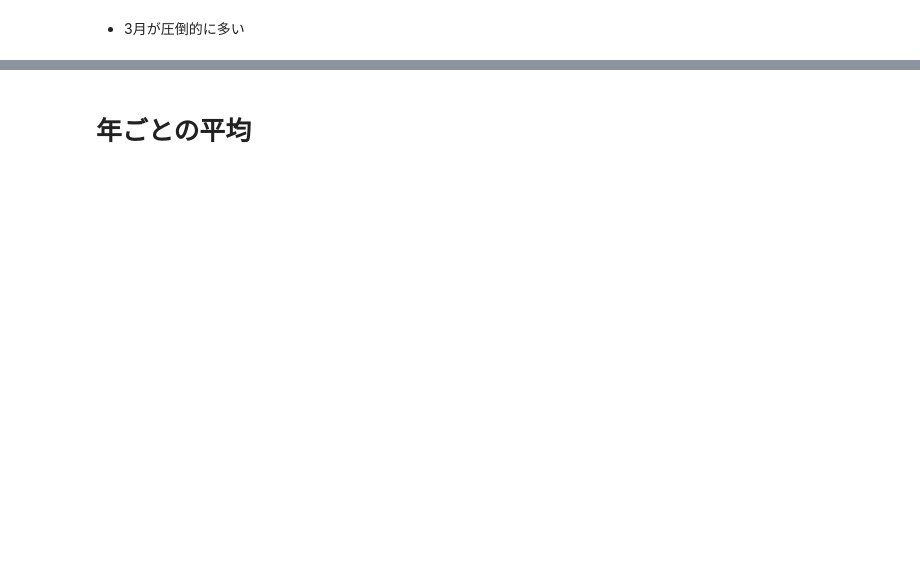
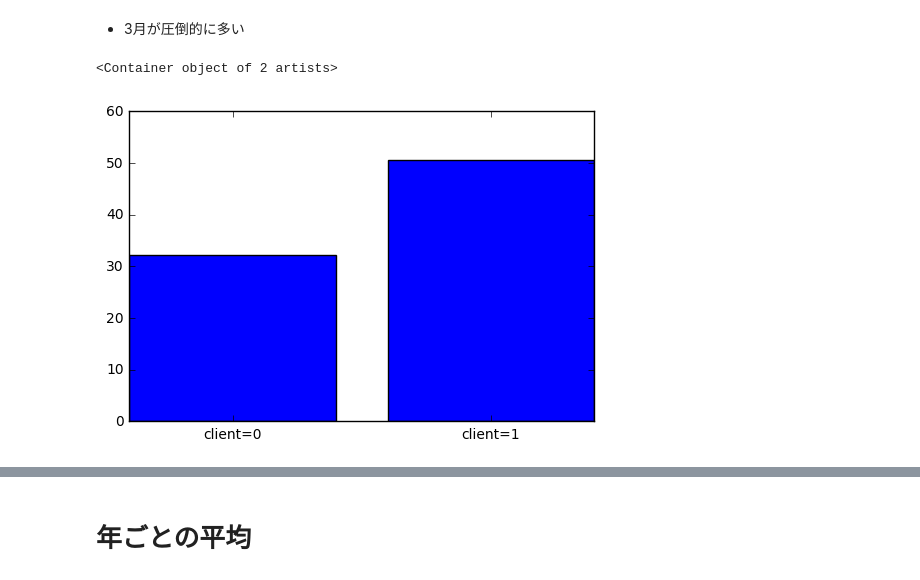
Before and after one commit to tacchan7412/gci2017_team12, a Jupyter notebook: notebooks/data_watching_koga.ipynb, the cells around one changed output, grey strips where cells are left out. Cells and saved outputs as stored; diff of their text form; code cells hidden in the pictures; blank space fills up the shorter version.

```diff
--- a/notebooks/data_watching_koga.ipynb
+++ b/notebooks/data_watching_koga.ipynb
@@ -46,2 +60,7 @@ plt.plot(train_df.groupby("Month")["y"].mean(),label='train')
 # %% [markdown]
 - 3月が圧倒的に多い
+# %%
+plt.bar(left=range(2), height=train_df.groupby("client")["y"].mean(), tick_label=['client=0', 'client=1'], align='center')
+# %% [output]
+<Container object of 2 artists>
+[figure, added]
```
Also changed, not shown: parts of 13 cells of this notebook.
